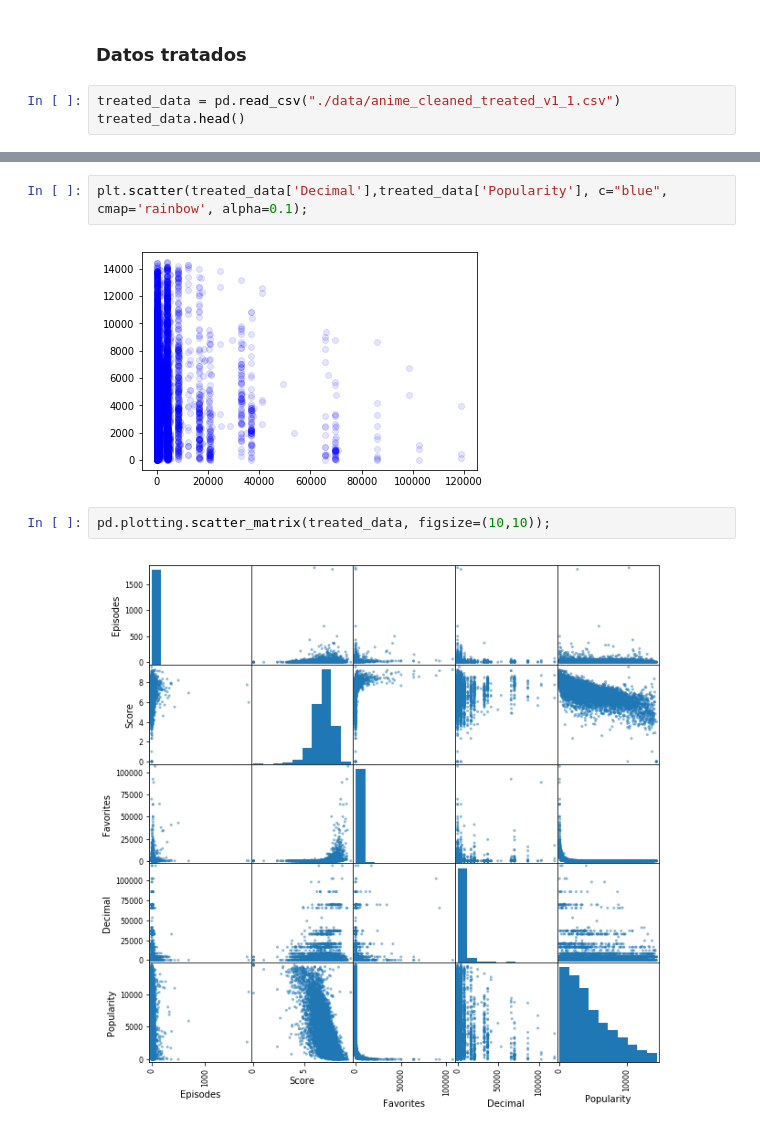
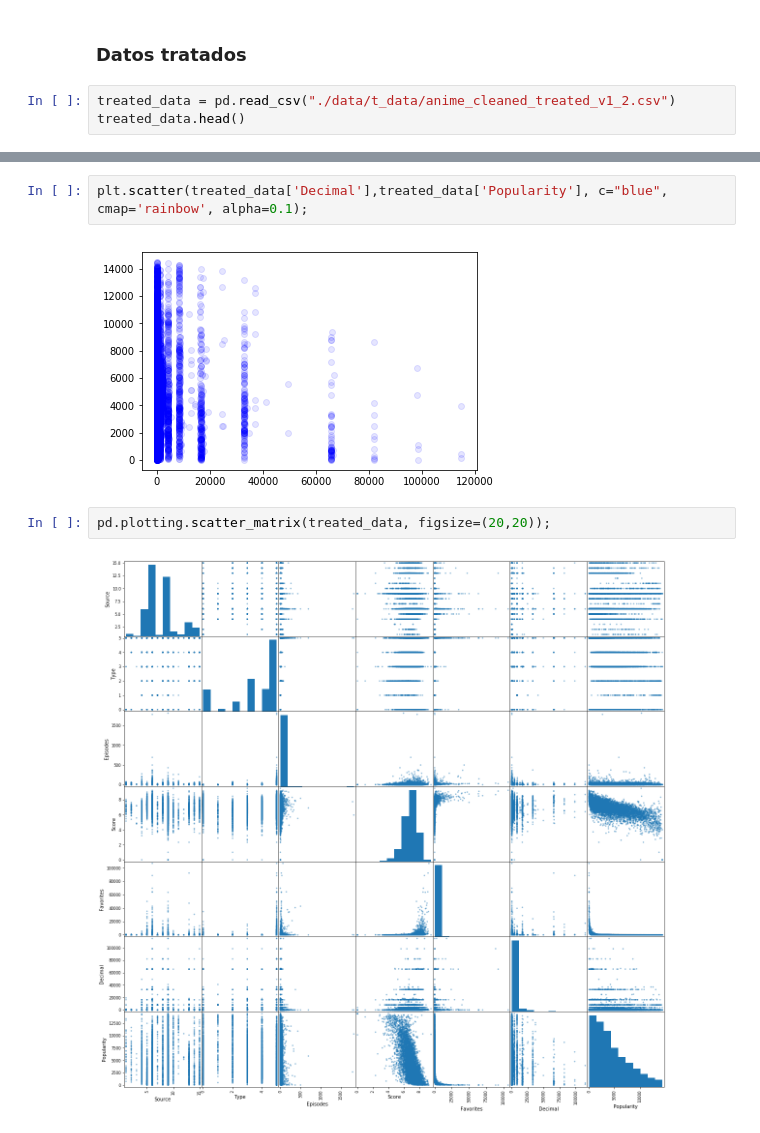
Before and after one commit to DouglasAR01/IA_Regresor_shows_animados, a Jupyter notebook: Data analysis.ipynb, the cells around one changed output, grey strips where cells are left out. Drawn from its saved outputs; the diff is of its cells as text.

```diff
--- a/Análisis de datos.ipynb
+++ b/Data analysis.ipynb
@@ -80,7 +80,7 @@ for j in range(len(x)):
 # %% [markdown]
 ### Datos tratados
 # %%
-treated_data = pd.read_csv("./data/anime_cleaned_treated_v1_1.csv")
+treated_data = pd.read_csv("./data/t_data/anime_cleaned_treated_v1_2.csv")
 treated_data.head()
 # %% [output]
 |  | Genres | Source | Type | Episodes | Score | Favorites | Decimal | Popularity |
@@ -92,8 +92,8 @@ treated_data.head()
 # %%
 plt.scatter(treated_data['Decimal'],treated_data['Popularity'], c="blue", cmap='rainbow', alpha=0.1);
 # %% [output]
-[figure, old version]
+[figure, new version]
 # %%
-pd.plotting.scatter_matrix(treated_data, figsize=(10,10));
+pd.plotting.scatter_matrix(treated_data, figsize=(20,20));
 # %% [output]
-[figure, old version]
+[figure, new version]
```
Also changed, not shown: parts of 1 cell of this notebook, 5 other files.
